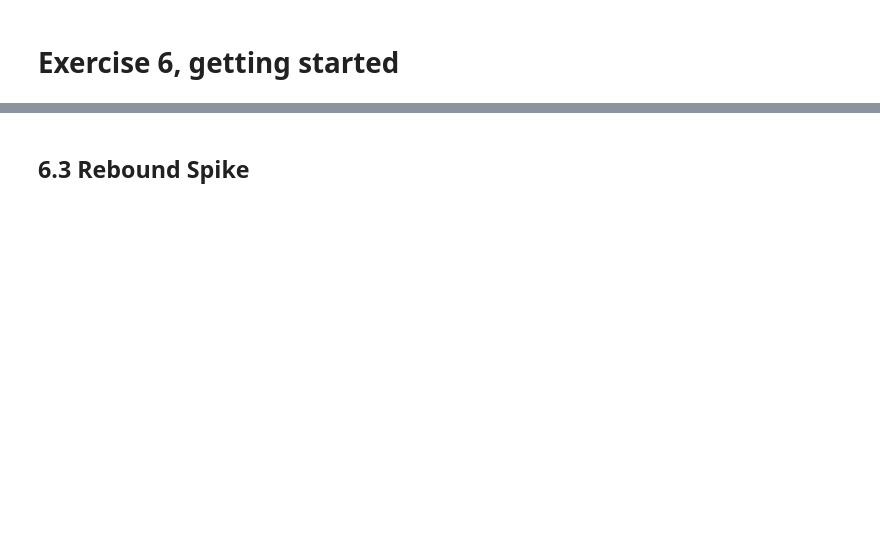
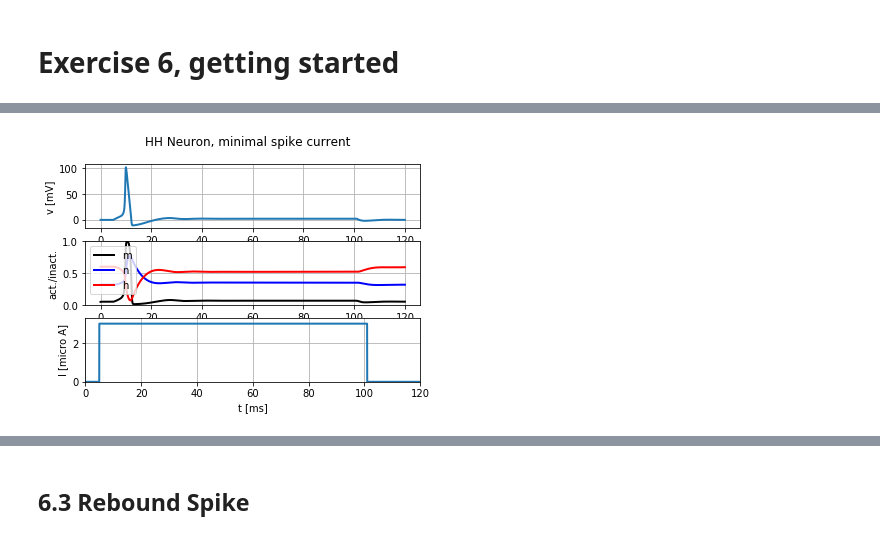
Before and after one commit to TristanBesson/bmnn, a Jupyter notebook: Ex6_Dylan_Bourgeois_224797.ipynb, the cells around one changed output, grey strips where cells are left out. Drawn from its saved outputs; the diff is of its cells as text; code cells hidden in the pictures; blank space fills up the shorter version.

```diff
--- a/Ex6_Dylan_Bourgeois_224797.ipynb
+++ b/Ex6_Dylan_Bourgeois_224797.ipynb
@@ -49,0 +56,8 @@ WARNING    Cannot use weave, a test compilation failed: invalid load key, 'x'. (
+# %%
+I_min = 3 * b2.uA # Minimal input current to generate a spike
+# %%
+current = input_factory.get_step_current(5, 100, b2.ms, I_min)
+state_monitor = HH.simulate_HH_neuron(current, 120 * b2.ms)
+HH.plot_data(state_monitor, title="HH Neuron, minimal spike current")
+# %% [output]
+[figure, added]
```
Also changed, not shown: parts of 33 cells of this notebook.
